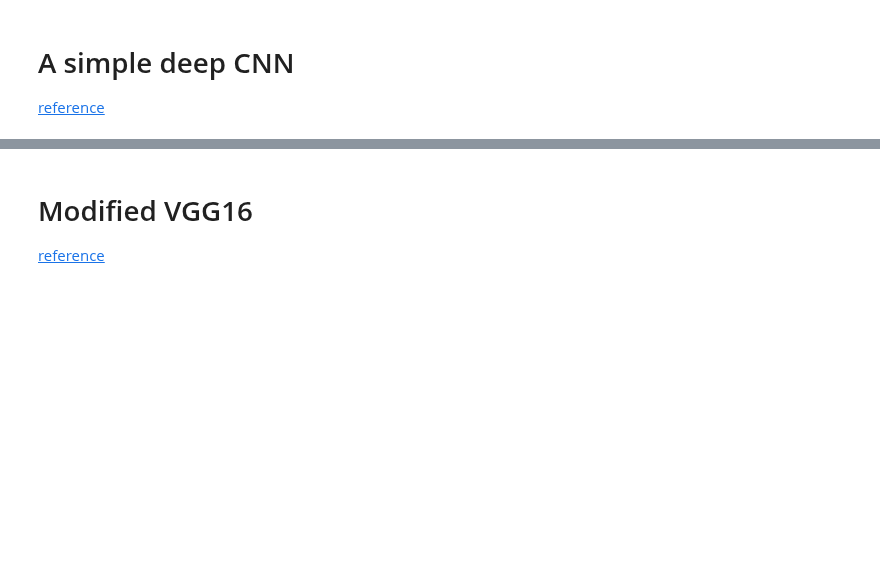
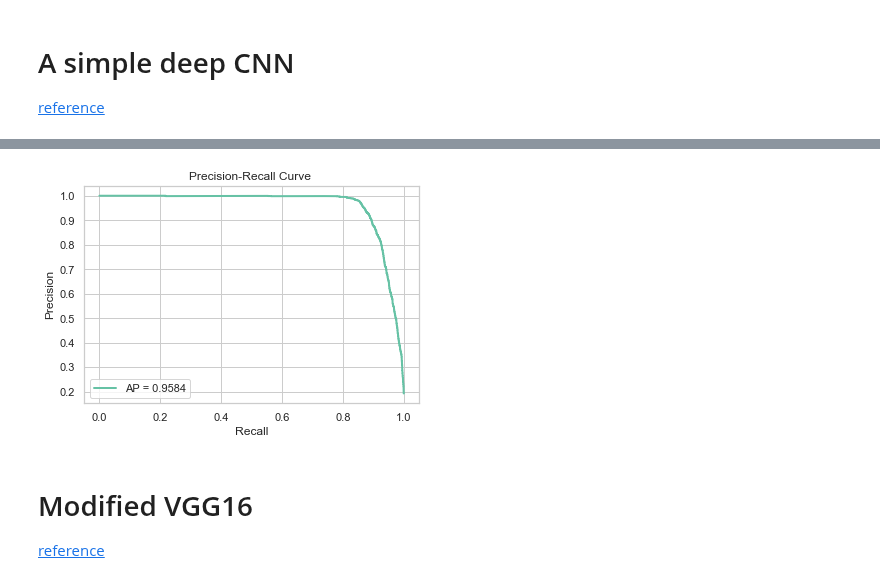
Before and after one commit to NicolasHu11/Short-Long-Term-Mortality-Prediction, a Jupyter notebook: Process Books/CNN model for 30 day mortality.ipynb, the cells around one changed output, grey strips where cells are left out. Saved outputs shown, nothing was run; the diff lists cells and outputs as text; code cells hidden in the pictures; blank space fills up the shorter version.

```diff
--- a/Process Books/CNN model for 30 day mortality.ipynb
+++ b/Process Books/CNN model for 30 day mortality.ipynb
@@ -167,3 +286,8 @@ Test accuracy: 0.97549504
+# %%
+precision, recall, _ = metrics.precision_recall_curve(y_test, y_score)
+plot_PRC(precision, recall, average_precision)
+# %% [output]
+[figure, added]
 # %% [markdown]
 # Modified VGG16
 [reference](https://gist.github.com/baraldilorenzo/07d7802847aaad0a35d3)
```
Also changed, not shown: parts of 29 cells of this notebook, 2 other files.
